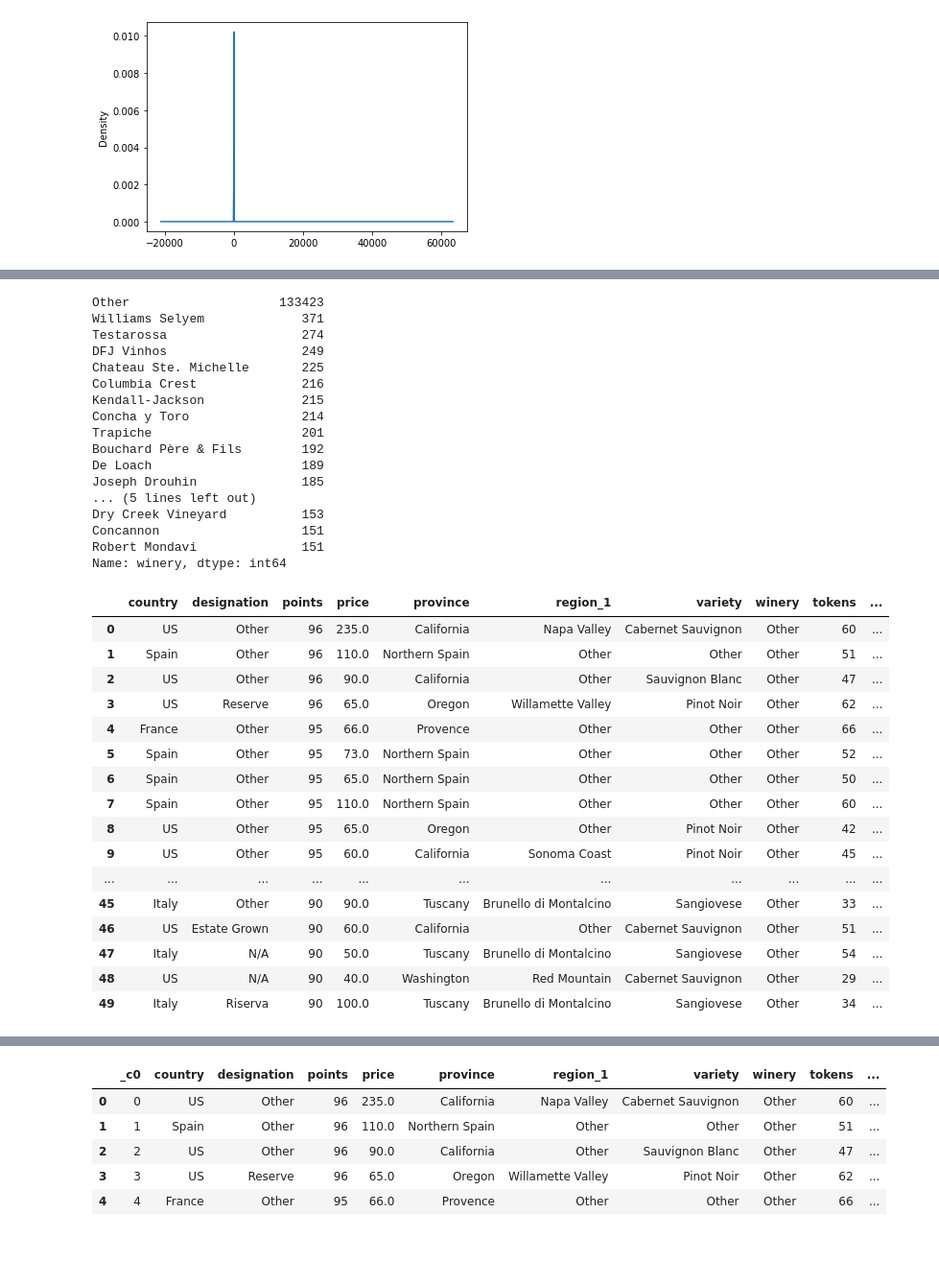
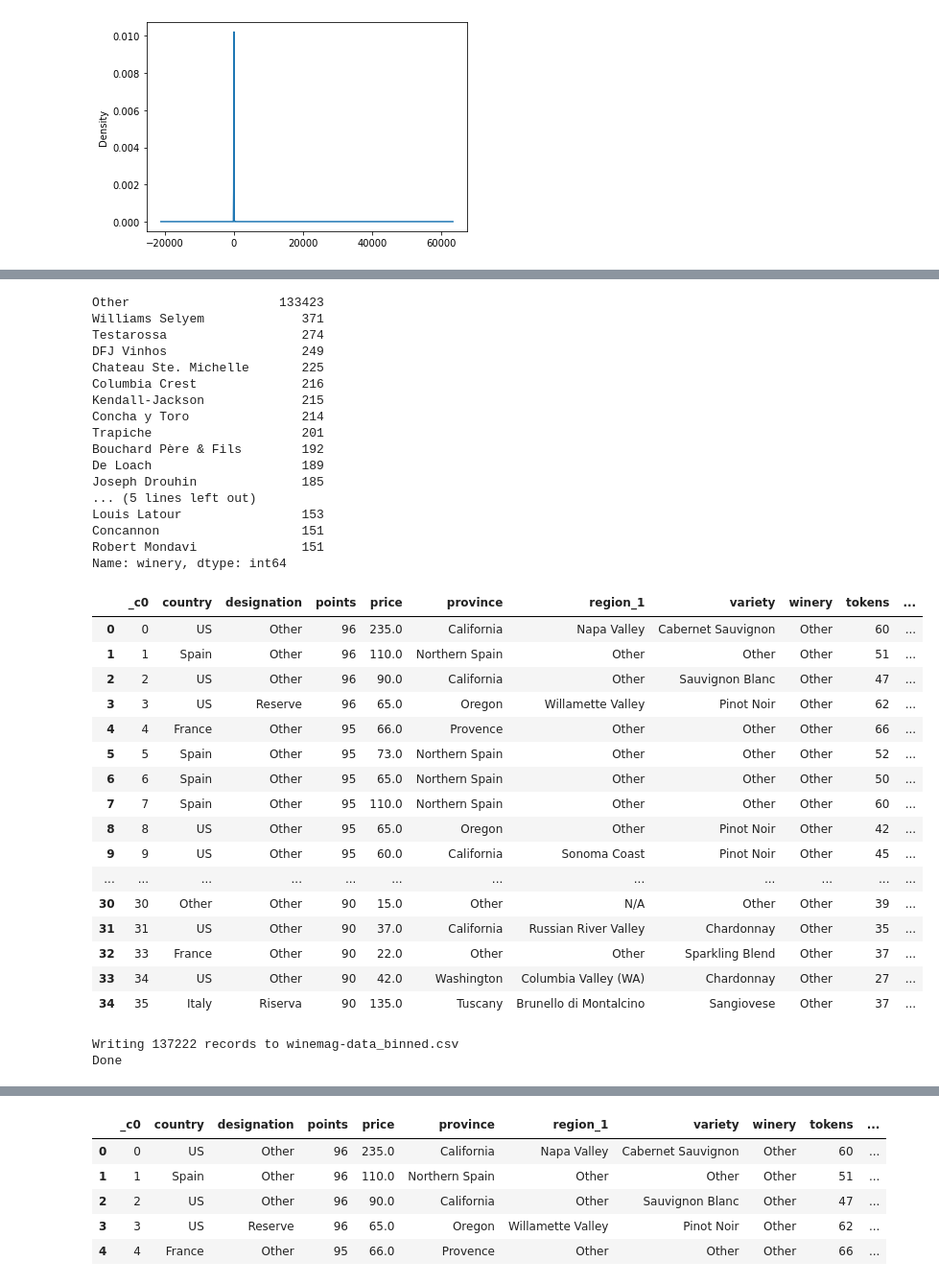
Before and after one commit to arahogc/Whats_In_A_Bottle, a Jupyter notebook: winemag_data_preprocessing.ipynb, the cells around one changed output, grey strips where cells are left out. Shown at 96% size. Saved outputs shown, nothing was run; the diff lists cells and outputs as text; code cells hidden in the pictures; blank space fills up the shorter version.

```diff
--- a/winemag_data_preprocessing.ipynb
+++ b/winemag_data_preprocessing.ipynb
@@ -577,0 +625,7 @@ rescaledData.dtypes
+# %%
+# Import rescaled Data from s3 bucket
+# Read in data from S3 Buckets
+url2 ="https://whats-in-a-bottle.s3-us-west-1.amazonaws.com/winemag-data_rescaled.csv"
+spark.sparkContext.addFile(url2)
+rescaledData_df = spark.read.csv(SparkFiles.get("winemag-data_rescaled.csv"), sep=",", header=True)
+rescaledData_df.show(50)
@@ -578,8 +650,8 @@ rescaledData.dtypes
 # %%
-# Convert Spark df to Pandas df
-rescaledData_pd = rescaledData.toPandas()
+# Convert to pandas dataframe
+rescaledData_pd = rescaledData_df.toPandas()
 # %%
-# Drop the _C0 column because its an identifier, and the description column because it's already encoded (as well as words, filtered, and hashedValues)
-rescaledData_pd = rescaledData_pd.drop(['_c0','description','words','filtered','hashedValues'], axis=1)
-rescaledData_pd.head(20)
+# Drop the description column for binning
+rescaledData_pd = rescaledData_pd.drop(['description'], axis=1)
+rescaledData_pd.head(5)
 # %% [output]
@@ -907,30 +953,42 @@ Bouchard Père & Fils        192
 De Loach                    189
 Joseph Drouhin              185
 ... (5 lines left out)
-Dry Creek Vineyard          153
+Louis Latour                153
 Concannon                   151
 Robert Mondavi              151
 Name: winery, dtype: int64
 # %%
 # Check successful binning before export
-rescaledData_pd.head(5)
+rescaledData_pd.head(35)
 # %% [output]
-|  | country | designation | points | price | province | region_1 | variety | winery | tokens | ... |
-| 0 | US | Other | 96 | 235.0 | California | Napa Valley | Cabernet Sauvignon | Other | 60 | ... |
-| 1 | Spain | Other | 96 | 110.0 | Northern Spain | Other | Other | Other | 51 | ... |
-| 2 | US | Other | 96 | 90.0 | California | Other | Sauvignon Blanc | Other | 47 | ... |
-| 3 | US | Reserve | 96 | 65.0 | Oregon | Willamette Valley | Pinot Noir | Other | 62 | ... |
-| 4 | France | Other | 95 | 66.0 | Provence | Other | Other | Other | 66 | ... |
-| 5 | Spain | Other | 95 | 73.0 | Northern Spain | Other | Other | Other | 52 | ... |
-| 6 | Spain | Other | 95 | 65.0 | Northern Spain | Other | Other | Other | 50 | ... |
-| 7 | Spain | Other | 95 | 110.0 | Northern Spain | Other | Other | Other | 60 | ... |
-| 8 | US | Other | 95 | 65.0 | Oregon | Other | Pinot Noir | Other | 42 | ... |
-| 9 | US | Other | 95 | 60.0 | California | Sonoma Coast | Pinot Noir | Other | 45 | ... |
-| ... | ... | ... | ... | ... | ... | ... | ... | ... | ... | ... |
-| 45 | Italy | Other | 90 | 90.0 | Tuscany | Brunello di Montalcino | Sangiovese | Other | 33 | ... |
-| 46 | US | Estate Grown | 90 | 60.0 | California | Other | Cabernet Sauvignon | Other | 51 | ... |
-| 47 | Italy | N/A | 90 | 50.0 | Tuscany | Brunello di Montalcino | Sangiovese | Other | 54 | ... |
-| 48 | US | N/A | 90 | 40.0 | Washington | Red Mountain | Cabernet Sauvignon | Other | 29 | ... |
-| 49 | Italy | Riserva | 90 | 100.0 | Tuscany | Brunello di Montalcino | Sangiovese | Other | 34 | ... |
+|  | _c0 | country | designation | points | price | province | region_1 | variety | winery | tokens | ... |
+| 0 | 0 | US | Other | 96 | 235.0 | California | Napa Valley | Cabernet Sauvignon | Other | 60 | ... |
+| 1 | 1 | Spain | Other | 96 | 110.0 | Northern Spain | Other | Other | Other | 51 | ... |
+| 2 | 2 | US | Other | 96 | 90.0 | California | Other | Sauvignon Blanc | Other | 47 | ... |
+| 3 | 3 | US | Reserve | 96 | 65.0 | Oregon | Willamette Valley | Pinot Noir | Other | 62 | ... |
+| 4 | 4 | France | Other | 95 | 66.0 | Provence | Other | Other | Other | 66 | ... |
+| 5 | 5 | Spain | Other | 95 | 73.0 | Northern Spain | Other | Other | Other | 52 | ... |
+| 6 | 6 | Spain | Other | 95 | 65.0 | Northern Spain | Other | Other | Other | 50 | ... |
+| 7 | 7 | Spain | Other | 95 | 110.0 | Northern Spain | Other | Other | Other | 60 | ... |
+| 8 | 8 | US | Other | 95 | 65.0 | Oregon | Other | Pinot Noir | Other | 42 | ... |
+| 9 | 9 | US | Other | 95 | 60.0 | California | Sonoma Coast | Pinot Noir | Other | 45 | ... |
+| ... | ... | ... | ... | ... | ... | ... | ... | ... | ... | ... | ... |
+| 30 | 30 | Other | Other | 90 | 15.0 | Other | N/A | Other | Other | 39 | ... |
+| 31 | 31 | US | Other | 90 | 37.0 | California | Russian River Valley | Chardonnay | Other | 35 | ... |
+| 32 | 33 | France | Other | 90 | 22.0 | Other | Other | Sparkling Blend | Other | 37 | ... |
+| 33 | 34 | US | Other | 90 | 42.0 | Washington | Columbia Valley (WA) | Chardonnay | Other | 27 | ... |
+| 34 | 35 | Italy | Riserva | 90 | 135.0 | Tuscany | Brunello di Montalcino | Sangiovese | Other | 37 | ... |
+# %%
+# Write binned_df to s3
+dataframe = rescaledData_pd
+filename = "winemag-data_binned.csv"
+DESTINATION = 'whats-in-a-bottle'
+
+_write_dataframe_to_csv_on_s3(dataframe, filename)
+
+# Make file public from s3 loading into next cell
+# %% [output]
+Writing 137222 records to winemag-data_binned.csv
+Done
 # %%
 # Save the binned dataframe to GDrive
```
Also changed, not shown: parts of 100 cells of this notebook.
